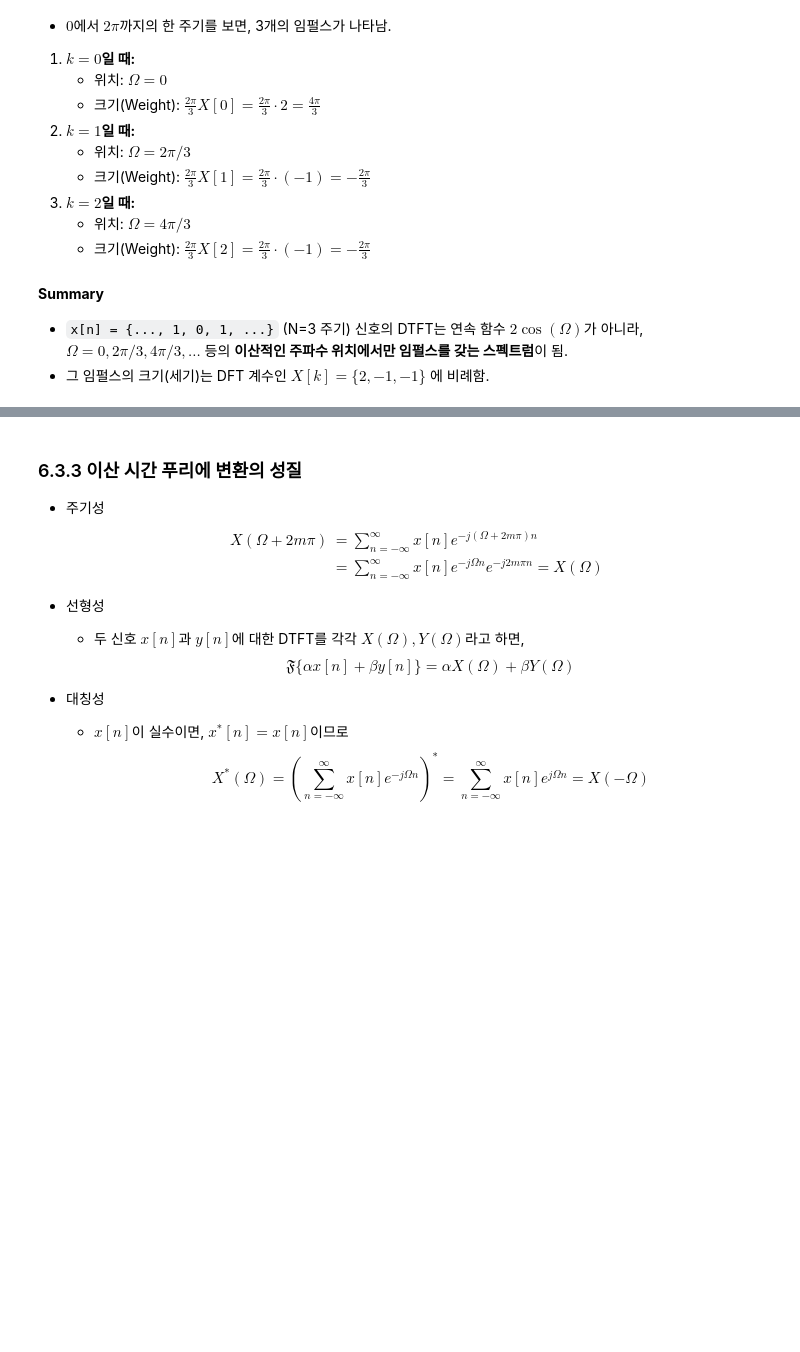
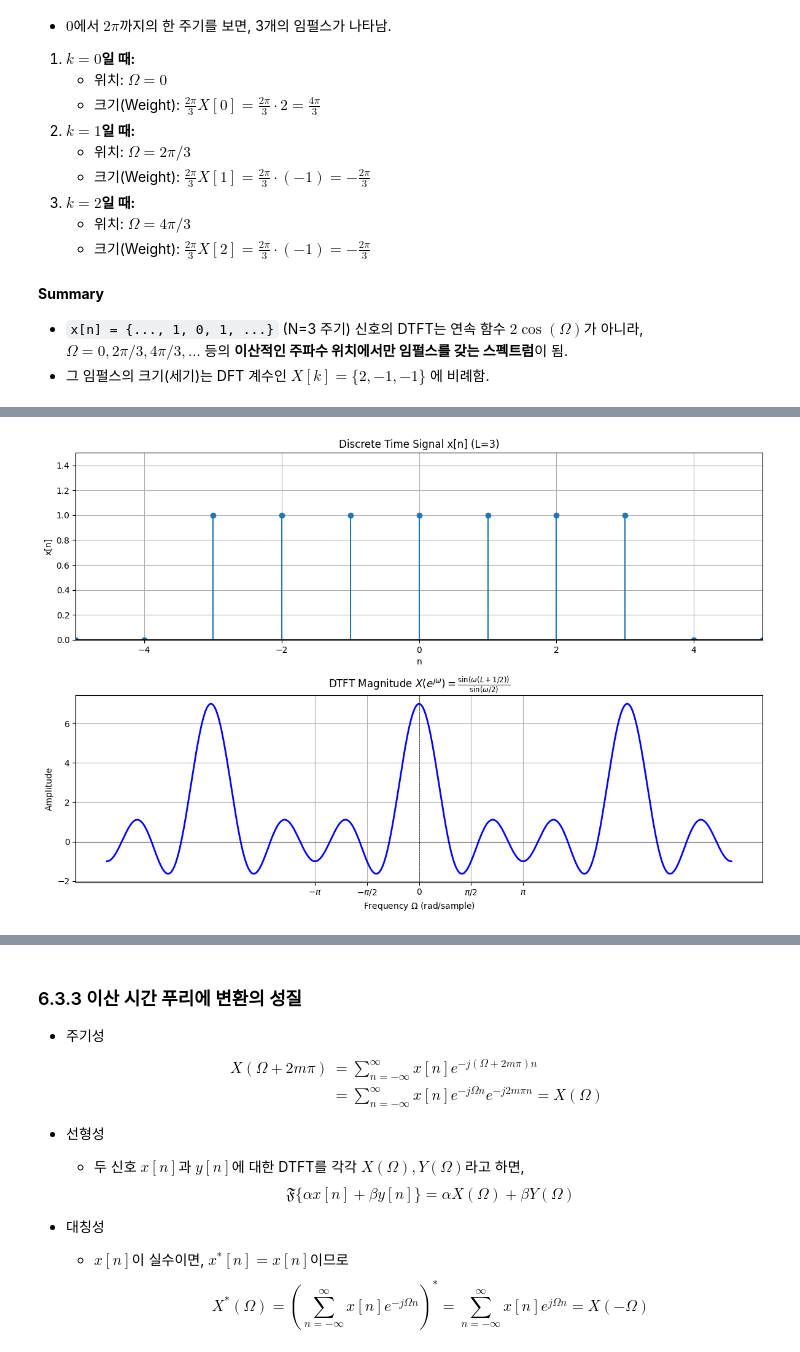
Before and after one commit to jwlee95/DSP_Class2025, a Jupyter notebook: Ch06_이산시간_푸리에_급수_및_변환.ipynb, the cells around one changed output, grey strips where cells are left out. Drawn from its saved outputs; the diff is of its cells as text; code cells hidden in the pictures; blank space fills up the shorter version.

```diff
--- a/Ch06_이산시간_푸리에_급수_및_변환.ipynb
+++ b/Ch06_이산시간_푸리에_급수_및_변환.ipynb
@@ -746,0 +828,63 @@ $$
+# %%
+import numpy as np
+import matplotlib.pyplot as plt
+
+def plot_rectangular_pulse_dtft(L=2):
+    """
+    L: 중심 0을 기준으로 양옆으로 뻗는 샘플 수 (전체 길이 N = 2L + 1)
+    """
+    # 1. 이산 신호 x[n] 생성 (시각화 용)
+    n = np.arange(-L - 2, L + 3)
+    x = np.where((n >= -L) & (n <= L), 1, 0)
+
+    # 2. 주파수 축 설정 (-pi ~ pi)
+    omega = np.linspace(-np.pi*3, np.pi*3, 1000)
+
+    # 3. DTFT 계산 (유도한 공식 사용)
+    # 분모가 0이 되는 지점(omega=0)에서의 NaN 방지를 위해 엡실론(eps) 추가 또는 예외 처리
+    # L'Hopital 정리에 의해 omega=0 일 때 값은 2L+1 이 됩니다.
+    eps = 1e-10
+    numerator = np.sin(omega * (L + 0.5))
+    denominator = np.sin(omega / 2) + eps # 0으로 나누기 방지
+
+    X_omega = numerator / denominator
+
+    # ---------------- 그래프 그리기 ----------------
+    plt.figure(figsize=(12, 8))
+
+    # (1) 시간 도메인 신호 x[n]
+    plt.subplot(2, 1, 1)
+    plt.stem(n, x, basefmt="k")
+    plt.title(f'Discrete Time Signal x[n] (L={L})')
+    plt.xlabel('n')
+    plt.ylabel('x[n]')
+    plt.grid(True)
+    plt.xlim([-L-2, L+2])
+    plt.ylim([0, 1.5])
+
+    # (2) 주파수 도메인 DTFT X(e^jw)
+    plt.subplot(2, 1, 2)
+    plt.plot(omega, X_omega, 'b-', linewidth=2)
+
+    # 주요 지점 표시
+    plt.axhline(0, color='black', linewidth=0.5)
+    plt.axvline(0, color='black', linewidth=0.5, linestyle='--')
+
+    plt.title(r'DTFT Magnitude $X(e^{j\omega}) = \frac{\sin(\omega(L+1/2))}{\sin(\omega/2)}$')
+    plt.xlabel(r'Frequency $\Omega$ (rad/sample)')
+    plt.ylabel('Amplitude')
+
+    # x축 눈금을 pi 단위로 표시
+    plt.xticks(
+        [-np.pi, -np.pi/2, 0, np.pi/2, np.pi],
+        [r'$-\pi$', r'$-\pi/2$', r'$0$', r'$\pi/2$', r'$\pi$']
+    )
+    plt.grid(True)
+
+    plt.tight_layout()
+    plt.show()
+
+# 함수 실행 (예: L=3 일 때)
+plot_rectangular_pulse_dtft(L=3)
+# %% [output]
+[figure, added]
```
Also changed, not shown: parts of 9 cells of this notebook.
